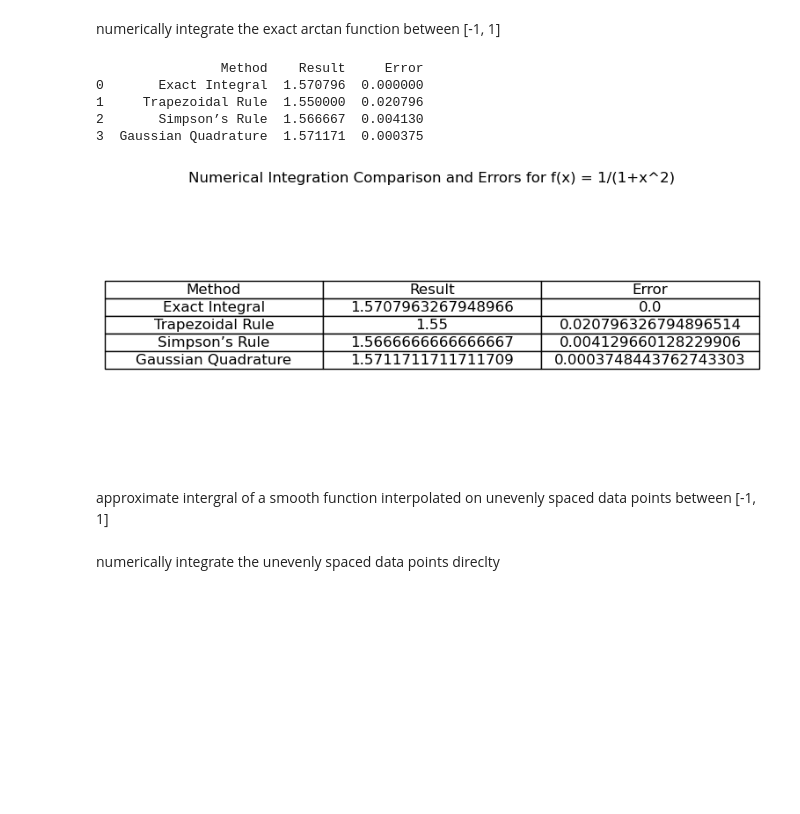
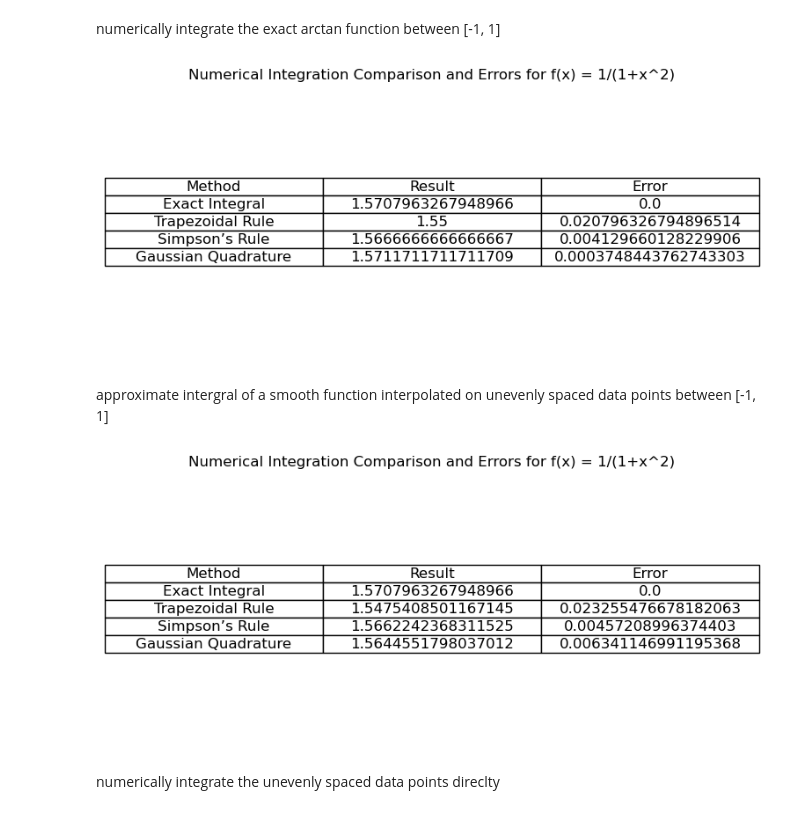
Before and after one commit to tiowu/Numerical_Methods, a Jupyter notebook: C Trapezoidal Rule, Simpson’s Rule, Gaussian Quadrature.ipynb, the cells around one changed output. Cells and saved outputs as stored; diff of their text form; code cells hidden in the pictures; blank space fills up the shorter version.

```diff
--- a/C Trapezoidal Rule, Simpson’s Rule, Gaussian Quadrature.ipynb
+++ b/C Trapezoidal Rule, Simpson’s Rule, Gaussian Quadrature.ipynb
@@ -8,35 +8,26 @@ from scipy.integrate import quad, simps, trapezoid, fixed_quad
 import pandas as pd
 import matplotlib.pyplot as plt
 
-# Define the function
 def f(x):
     return 1 / (1 + x**2)
 
-# Define the interval
 a, b = -1, 1
 
-# Exact integral using quad
 exact_integral, _ = quad(f, a, b)
 
-# Generate evenly spaced data points
-x_even = np.linspace(a, b, 5)
+x_even = np.linspace(a, b, 5) # 5 data points only
 y_even = f(x_even)
 
-# Trapezoidal Rule
 trapz_result = trapezoid(y_even, x_even)
 
-# Simpson’s Rule
 simpson_result = simps(y_even, x_even)
 
-# Gaussian Quadrature (using 5-point rule)
-gauss_result, _ = fixed_quad(f, a, b, n=5)
+gauss_result, _ = fixed_quad(f, a, b, n=5) # Gaussian Quadrature (using 5-point rule)
 
-# Calculate errors
 trapz_error = abs(exact_integral - trapz_result)
 simpson_error = abs(exact_integral - simpson_result)
 gauss_error = abs(exact_integral - gauss_result)
 
-# Create the results table
 data = {
     'Method': ['Exact Integral', 'Trapezoidal Rule', 'Simpson’s Rule', 'Gaussian Quadrature'],
     'Result': [exact_integral, trapz_result, simpson_result, gauss_result],
@@ -45,10 +36,7 @@ data = {
 
 results_table = pd.DataFrame(data)
 
-# Display the results
-print(results_table)
-
-# Plot the table using matplotlib
+#plot the result table using matplotlib
 fig, ax = plt.subplots(figsize=(8, 4))
 ax.axis('off')
 table = ax.table(cellText=results_table.values, colLabels=results_table.columns, loc='center', cellLoc='center')
@@ -58,13 +46,58 @@ table.scale(1.2, 1.2)
 plt.title("Numerical Integration Comparison and Errors for f(x) = 1/(1+x^2)")
 plt.show()
 # %% [output]
-                Method    Result     Error
-0       Exact Integral  1.570796  0.000000
-1     Trapezoidal Rule  1.550000  0.020796
-2       Simpson’s Rule  1.566667  0.004130
-3  Gaussian Quadrature  1.571171  0.000375
 [figure]
 # %% [markdown]
 approximate intergral of a smooth function interpolated on unevenly spaced data points between [-1, 1]
+# %%
+import numpy as np
+from scipy.integrate import quad, simps, trapezoid, fixed_quad
+import pandas as pd
+import matplotlib.pyplot as plt
+
+def f(x):
+    return 1 / (1 + x**2)
+
+a, b = -1, 1
+
+exact_integral, _ = quad(f, a, b)
+
+x_uneven = np.array([-1.0, -0.3, -0.2, 0.3, 1.0])
+y_uneven = f(x_uneven)
+
+spline = CubicSpline(x_uneven, y_uneven)
+
+x_even = np.linspace(a, b, 5) # 5 data points only
+y_even = spline(x_even)
+
+trapz_result = trapezoid(y_even, x_even)
+
+simpson_result = simps(y_even, x_even)
+
+gauss_result, _ = fixed_quad(spline, a, b, n=5) # Gaussian Quadrature (using 5-point rule)
+
+trapz_error = abs(exact_integral - trapz_result)
+simpson_error = abs(exact_integral - simpson_result)
+gauss_error = abs(exact_integral - gauss_result)
+
+data = {
+    'Method': ['Exact Integral', 'Trapezoidal Rule', 'Simpson’s Rule', 'Gaussian Quadrature'],
+    'Result': [exact_integral, trapz_result, simpson_result, gauss_result],
+    'Error': [0, trapz_error, simpson_error, gauss_error]
+}
+
+results_table = pd.DataFrame(data)
+
+#plot the result table using matplotlib
+fig, ax = plt.subplots(figsize=(8, 4))
+ax.axis('off')
+table = ax.table(cellText=results_table.values, colLabels=results_table.columns, loc='center', cellLoc='center')
+table.auto_set_font_size(False)
+table.set_fontsize(12)
+table.scale(1.2, 1.2)
+plt.title("Numerical Integration Comparison and Errors for f(x) = 1/(1+x^2)")
+plt.show()
+# %% [output]
+[figure, added]
 # %% [markdown]
 numerically integrate the unevenly spaced data points direclty
```
Also changed, not shown: parts of 3 cells of this notebook, 2 other files.
